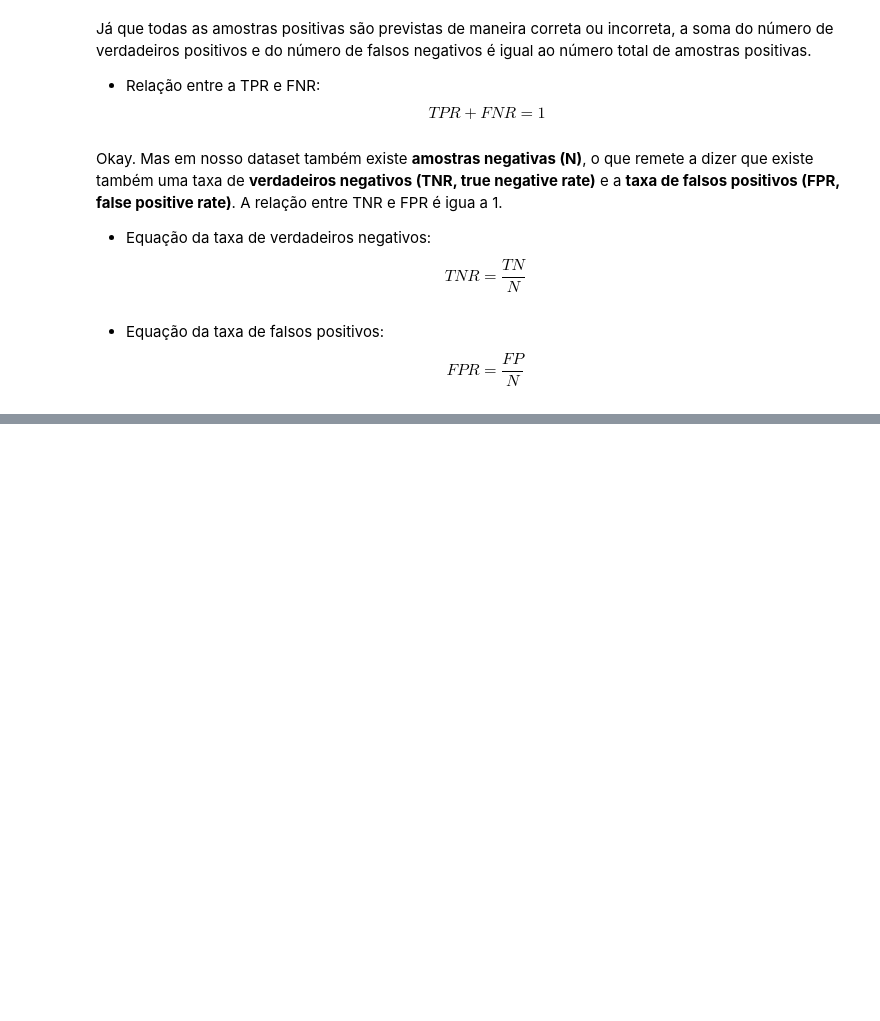
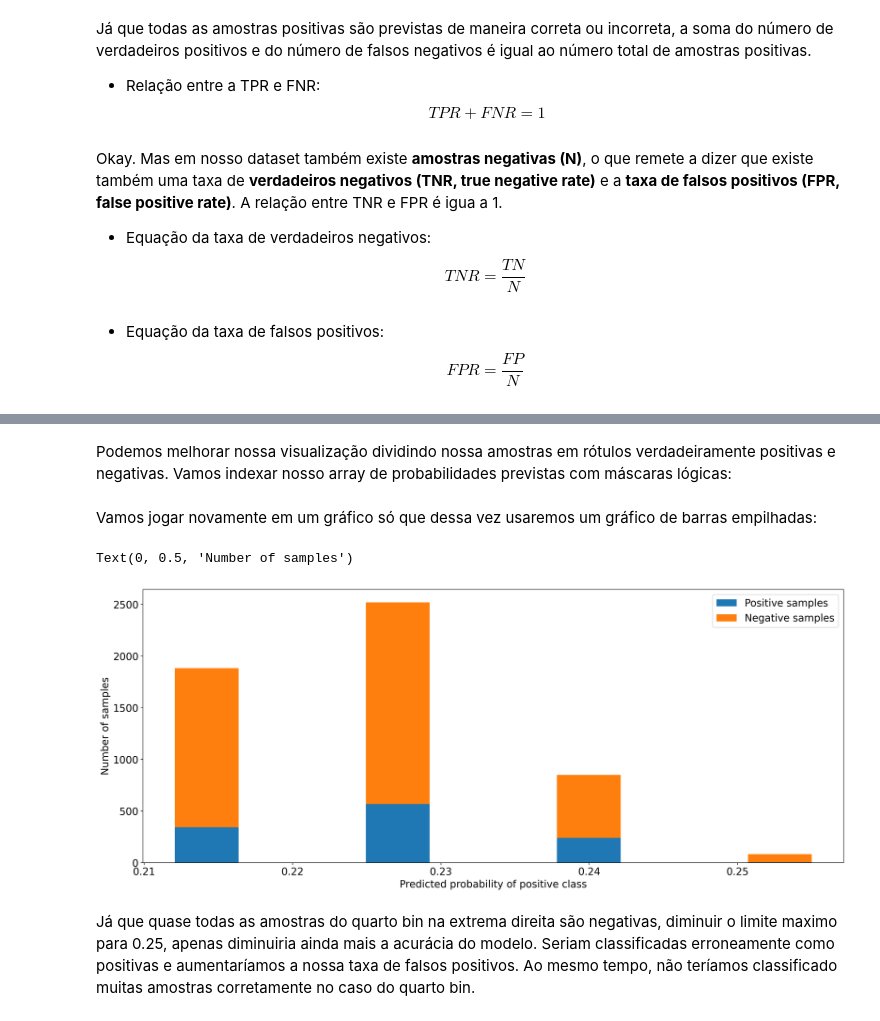
Before and after one commit to albertomendess/Estudos, a Jupyter notebook: Pt_02_Introdução_ao_Scikit_Learn_e_avaliação_do_modelo.ipynb, the cells around one changed output, grey strips where cells are left out. Drawn from its saved outputs; the diff is of its cells as text; code cells hidden in the pictures; blank space fills up the shorter version.

```diff
--- a/Pt_02_Introdução_ao_Scikit_Learn_e_avaliação_do_modelo.ipynb
+++ b/Pt_02_Introdução_ao_Scikit_Learn_e_avaliação_do_modelo.ipynb
@@ -281,0 +350,18 @@ O que devemos querer de uma matriz de confusão é que TN e TP tenham resultados
+# %% [markdown]
+Podemos melhorar nossa visualização dividindo nossa amostras em rótulos verdadeiramente positivas e negativas. Vamos indexar nosso array de probabilidades previstas com máscaras lógicas:
+# %%
+pos_sample_pos_proba = pos_proba[y_test == 1]
+neg_sample_pos_proba = pos_proba[y_test == 0]
+# %% [markdown]
+Vamos jogar novamente em um gráfico só que dessa vez usaremos um gráfico de barras empilhadas:
+# %%
+plt.hist([pos_sample_pos_proba, neg_sample_pos_proba],
+         histtype= 'barstacked')
+plt.legend(['Positive samples', 'Negative samples'])
+plt.xlabel("Predicted probability of positive class")
+plt.ylabel("Number of samples")
+# %% [output]
+Text(0, 0.5, 'Number of samples')
+[figure, added]
+# %% [markdown]
+Já que quase todas as amostras do quarto bin na extrema direita são negativas, diminuir o limite maximo para 0.25, apenas diminuiria ainda mais a acurácia do modelo. Seriam classificadas erroneamente como positivas e aumentaríamos a nossa taxa de falsos positivos. Ao mesmo tempo, não teríamos classificado muitas amostras corretamente no caso do quarto bin.
```
Also changed, not shown: parts of 24 cells of this notebook.
